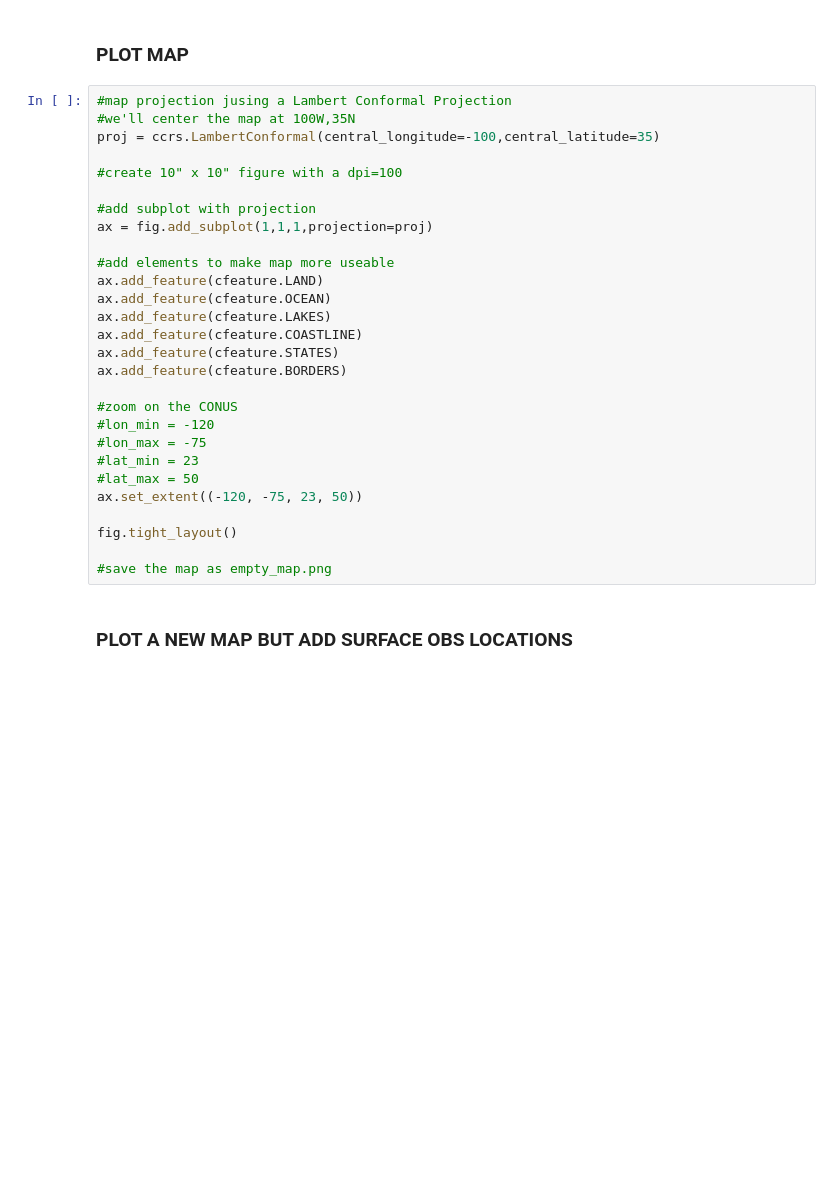
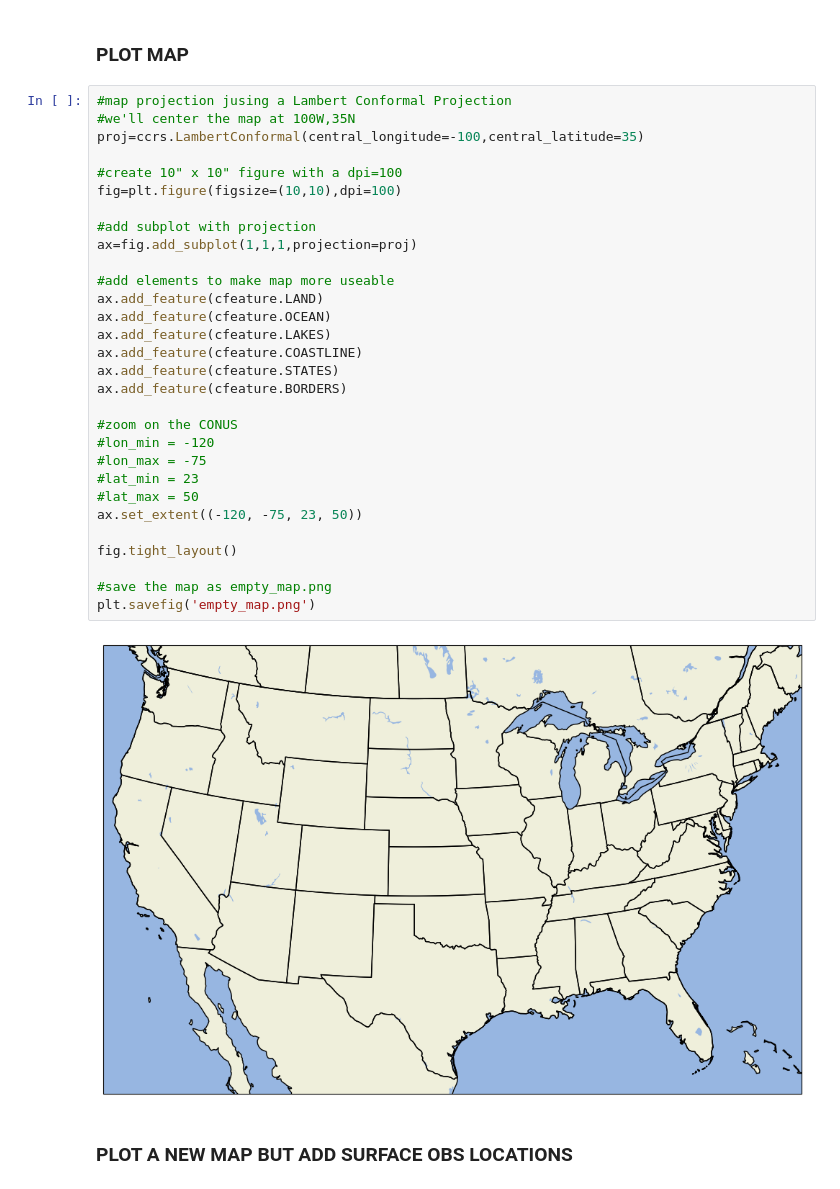
Before and after one commit to nadyafreund/ATSC_270, a Jupyter notebook: assignment_4/assignment_4.ipynb, the cells around one changed output. Saved outputs shown, nothing was run; the diff lists cells and outputs as text; blank space fills up the shorter version.

```diff
--- a/assignment_4/assignment_4.ipynb
+++ b/assignment_4/assignment_4.ipynb
@@ -105,31 +92,35 @@ Index: []
 # %%
 #map projection jusing a Lambert Conformal Projection
 #we'll center the map at 100W,35N
-proj = ccrs.LambertConformal(central_longitude=-100,central_latitude=35)
+proj=ccrs.LambertConformal(central_longitude=-100,central_latitude=35)
 
 #create 10" x 10" figure with a dpi=100
+fig=plt.figure(figsize=(10,10),dpi=100)
 
 #add subplot with projection
-ax = fig.add_subplot(1,1,1,projection=proj)
+ax=fig.add_subplot(1,1,1,projection=proj)
 
 #add elements to make map more useable
 ax.add_feature(cfeature.LAND)
 ax.add_feature(cfeature.OCEAN)
 ax.add_feature(cfeature.LAKES)
 ax.add_feature(cfeature.COASTLINE)
 ax.add_feature(cfeature.STATES)
 ax.add_feature(cfeature.BORDERS)
 
 #zoom on the CONUS
 #lon_min = -120
 #lon_max = -75
 #lat_min = 23
 #lat_max = 50
 ax.set_extent((-120, -75, 23, 50))
 
 fig.tight_layout()
 
 #save the map as empty_map.png
+plt.savefig('empty_map.png')
+# %% [output]
+[figure, added]
 # %% [markdown]
 ### PLOT A NEW MAP BUT ADD SURFACE OBS LOCATIONS ###
 # %%
```
Also changed, not shown: parts of 3 cells of this notebook, 1 other file.
